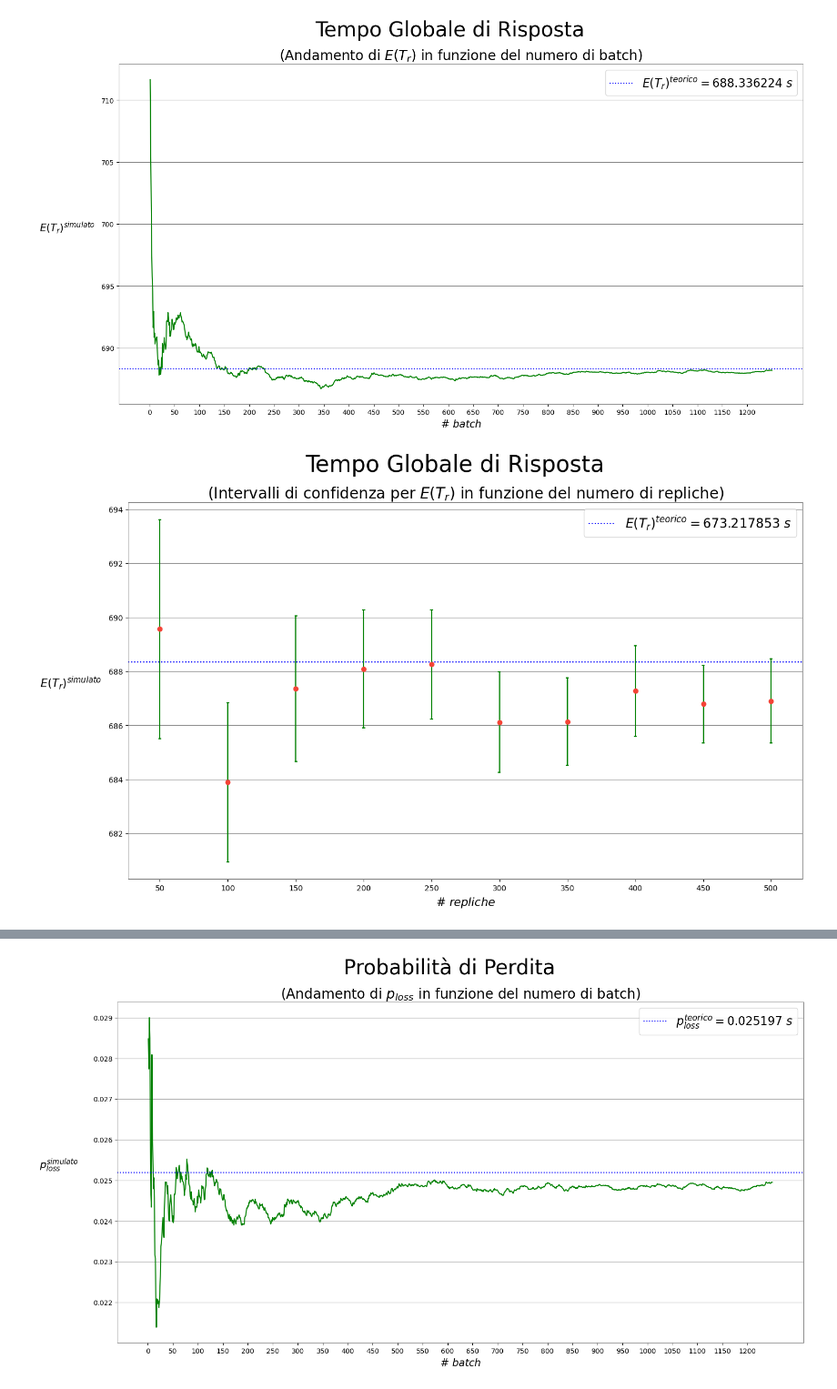
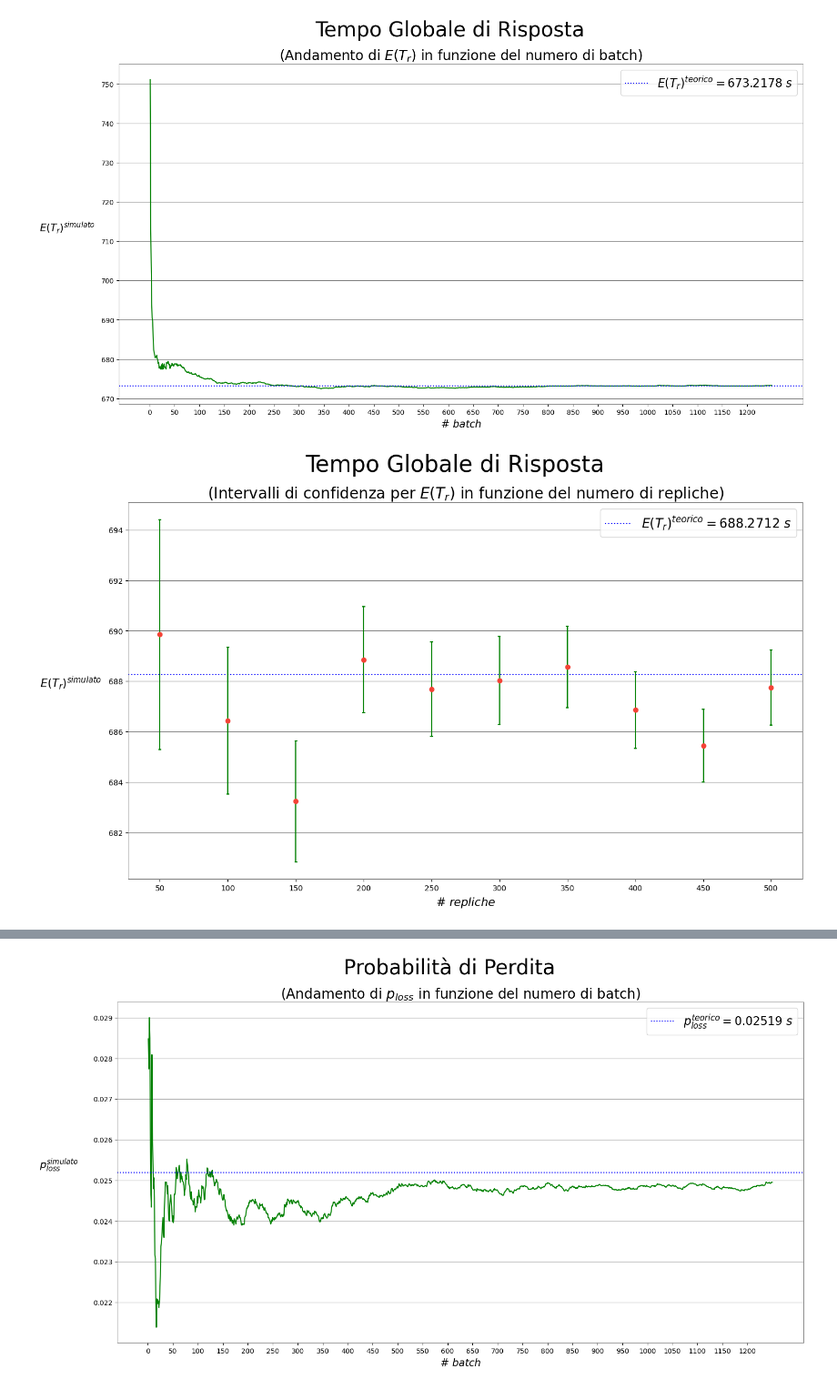
Before and after one commit to matt-merman/PMCSN, a Jupyter notebook: pmcsn/python/chartGenerator.ipynb, the cells around one changed output, grey strips where cells are left out. Shown at 91% size. Saved outputs shown, nothing was run; the diff lists cells and outputs as text; code cells hidden in the pictures.

```diff
--- a/pmcsn/python/chartGenerator.ipynb
+++ b/pmcsn/python/chartGenerator.ipynb
@@ -21,12 +21,15 @@ context = {'axes.edgecolor':'grey',
            'ytick.color':'black',
            'savefig.transparent':'True'}
 
-grt_theoretical = 688.336224
+grt_theoretical = 673.2178
 grt_qos = 900
-ploss_theoretical = 0.025197
+ploss_theoretical = 0.02519
 ploss_qos = 0.05
 
-EXTENDED = False
+EXTENDED = True
+MIGLIORATIVO_1 = False
+MIGLIORATIVO_2_POL_1 = False
+MIGLIORATIVO_2_POL_2 = True
 
 def cumMean(values, ubound):
     mean = 0
@@ -49,36 +52,36 @@ def plot_infinite_grt():
 
     with mp.rc_context(context):
 
         mp.figure(figsize=(18,9))
 
         values = pd.DataFrame(cumMeanArray(df.loc[:,'grt']))
 
         mp.plot(df.loc[:,'batch'], values, color=plot_color)
         mp.suptitle("Tempo Globale di Risposta", color=label_color, fontsize=title_fontsize)
         mp.title("(Andamento di "+ r"$E(T_{r})$" + " in funzione del numero di batch)", fontsize=20)
 
         mp.grid(axis='y', color=grid_color)
 
         mp.ylabel(r"$E(T_{r})^{simulato}$" , color=label_color, fontsize=axes_fontsize, labelpad=50, rotation=0)
         mp.xlabel(r"$\#\ batch$", color=label_color, fontsize=axes_fontsize, labelpad=5)
 
         start = int(df.loc[:,'batch'][0])
         end = int(df.loc[:,'batch'][len(df)-1])
 
-        mp.axhline(y = grt_theoretical, color = 'b', linestyle = ':', label = r"$E(T_{r})^{teorico} = 688.336224\ s$")
+        mp.axhline(y = grt_theoretical, color = 'b', linestyle = ':', label = r"$E(T_{r})^{teorico} = " + str(grt_theoretical) + "\ s$")
 
         mp.xticks(ticks=range(start-1, end, 50))
 
         legend = mp.legend(fontsize=legend_fontsize)
         mp.setp(legend.get_texts(), color=label_color)
 
-        mp.savefig('/home/mattia/Desktop/PMCSN/pmcsn/charts/grt_infinte_batch.svg')
+        mp.savefig('/home/mattia/Desktop/PMCSN/pmcsn/charts/grt_infinite_batch.svg')
 
         mp.show()
 
 plot_infinite_grt()
 # %% [output]
-[figure, old version]
+[figure, new version]
 # %%
 # This block is used to plot (and compute) the estimate intervals for the global response time's statistic in the finite simulation.
 
@@ -93,17 +96,39 @@ if not EXTENDED:
     df8 = pd.read_csv("/home/mattia/Desktop/PMCSN/pmcsn/result/finite/grt_400.csv")
     df9 = pd.read_csv("/home/mattia/Desktop/PMCSN/pmcsn/result/finite/grt_450.csv")
     df10 = pd.read_csv("/home/mattia/Desktop/PMCSN/pmcsn/result/finite/grt_500.csv")
-else:
-    df1 = pd.read_csv("/home/mattia/Desktop/PMCSN/pmcsn/result/finite/ext_grt_50.csv")
-    df2 = pd.read_csv("/home/mattia/Desktop/PMCSN/pmcsn/result/finite/ext_grt_100.csv")
-    df3 = pd.read_csv("/home/mattia/Desktop/PMCSN/pmcsn/result/finite/ext_grt_150.csv")
-    df4 = pd.read_csv("/home/mattia/Desktop/PMCSN/pmcsn/result/finite/ext_grt_200.csv")
-    df5 = pd.read_csv("/home/mattia/Desktop/PMCSN/pmcsn/result/finite/ext_grt_250.csv")
-    df6 = pd.read_csv("/home/mattia/Desktop/PMCSN/pmcsn/result/finite/ext_grt_300.csv")
-    df7 = pd.read_csv("/home/mattia/Desktop/PMCSN/pmcsn/result/finite/ext_grt_350.csv")
-    df8 = pd.read_csv("/home/mattia/Desktop/PMCSN/pmcsn/result/finite/ext_grt_400.csv")
-    df9 = pd.read_csv("/home/mattia/Desktop/PMCSN/pmcsn/result/finite/ext_grt_450.csv")
-    df10 = pd.read_csv("/home/mattia/Desktop/PMCSN/pmcsn/result/finite/ext_grt_500.csv")
+if EXTENDED and MIGLIORATIVO_1:
+    df1 = pd.read_csv("/home/mattia/Desktop/PMCSN/pmcsn/result/finite/ext_grt_200_50.csv")
+    df2 = pd.read_csv("/home/mattia/Desktop/PMCSN/pmcsn/result/finite/ext_grt_200_100.csv")
+    df3 = pd.read_csv("/home/mattia/Desktop/PMCSN/pmcsn/result/finite/ext_grt_200_150.csv")
+    df4 = pd.read_csv("/home/mattia/Desktop/PMCSN/pmcsn/result/finite/ext_grt_200_200.csv")
+    df5 = pd.read_csv("/home/mattia/Desktop/PMCSN/pmcsn/result/finite/ext_grt_200_250.csv")
+    df6 = pd.read_csv("/home/mattia/Desktop/PMCSN/pmcsn/result/finite/ext_grt_200_300.csv")
+    df7 = pd.read_csv("/home/mattia/Desktop/PMCSN/pmcsn/result/finite/ext_grt_200_350.csv")
+    df8 = pd.read_csv("/home/mattia/Desktop/PMCSN/pmcsn/result/finite/ext_grt_200_400.csv")
+    df9 = pd.read_csv("/home/mattia/Desktop/PMCSN/pmcsn/result/finite/ext_grt_200_450.csv")
+    df10 = pd.read_csv("/home/mattia/Desktop/PMCSN/pmcsn/result/finite/ext_grt_200_500.csv")
+if EXTENDED and MIGLIORATIVO_2_POL_1:
+    df1 = pd.read_csv("/home/mattia/Desktop/PMCSN/pmcsn/result/finite/ext_grt_m21_50.csv")
+    df2 = pd.read_csv("/home/mattia/Desktop/PMCSN/pmcsn/result/finite/ext_grt_m21_100.csv")
+    df3 = pd.read_csv("/home/mattia/Desktop/PMCSN/pmcsn/result/finite/ext_grt_m21_150.csv")
+    df4 = pd.read_csv("/home/mattia/Desktop/PMCSN/pmcsn/result/finite/ext_grt_m21_200.csv")
+    df5 = pd.read_csv("/home/mattia/Desktop/PMCSN/pmcsn/result/finite/ext_grt_m21_250.csv")
+    df6 = pd.read_csv("/home/mattia/Desktop/PMCSN/pmcsn/result/finite/ext_grt_m21_300.csv")
+    df7 = pd.read_csv("/home/mattia/Desktop/PMCSN/pmcsn/result/finite/ext_grt_m21_350.csv")
+    df8 = pd.read_csv("/home/mattia/Desktop/PMCSN/pmcsn/result/finite/ext_grt_m21_400.csv")
+    df9 = pd.read_csv("/home/mattia/Desktop/PMCSN/pmcsn/result/finite/ext_grt_m21_450.csv")
+    df10 = pd.read_csv("/home/mattia/Desktop/PMCSN/pmcsn/result/finite/ext_grt_m21_500.csv")
+if EXTENDED and MIGLIORATIVO_2_POL_2:
+    df1 = pd.read_csv("/home/mattia/Desktop/PMCSN/pmcsn/result/finite/ext_grt_m22_50.csv")
+    df2 = pd.read_csv("/home/mattia/Desktop/PMCSN/pmcsn/result/finite/ext_grt_m22_100.csv")
+    df3 = pd.read_csv("/home/mattia/Desktop/PMCSN/pmcsn/result/finite/ext_grt_m22_150.csv")
+    df4 = pd.read_csv("/home/mattia/Desktop/PMCSN/pmcsn/result/finite/ext_grt_m22_200.csv")
+    df5 = pd.read_csv("/home/mattia/Desktop/PMCSN/pmcsn/result/finite/ext_grt_m22_250.csv")
+    df6 = pd.read_csv("/home/mattia/Desktop/PMCSN/pmcsn/result/finite/ext_grt_m22_300.csv")
+    df7 = pd.read_csv("/home/mattia/Desktop/PMCSN/pmcsn/result/finite/ext_grt_m22_350.csv")
+    df8 = pd.read_csv("/home/mattia/Desktop/PMCSN/pmcsn/result/finite/ext_grt_m22_400.csv")
+    df9 = pd.read_csv("/home/mattia/Desktop/PMCSN/pmcsn/result/finite/ext_grt_m22_450.csv")
+    df10 = pd.read_csv("/home/mattia/Desktop/PMCSN/pmcsn/result/finite/ext_grt_m22_500.csv")
 
 dfList = [df1, df2, df3, df4, df5, df6, df7, df8, df9, df10]
 
@@ -121,11 +146,12 @@ def plot_confidence_interval_grt(z=1.96, color='#2187bb', horizontal_line_width=
         mp.ylabel(r"$E(T_{r})^{simulato}$" , color=label_color, fontsize=axes_fontsize, labelpad=50, rotation=0)
         mp.xlabel(r"$\#\ repliche$", color=label_color, fontsize=axes_fontsize, labelpad=5)
 
-        #mp.axhline(y = grt_qos, color = 'r', linestyle = ':', label = r"$QoS = 900\ s$")
         if not EXTENDED:
-            mp.axhline(y = grt_theoretical, color = 'b', linestyle = ':', label = r"$E(T_{r})^{teorico} = 673.217853\ s$")
-        else:
-            mp.axhline(y = grt_theoretical, color = 'b', linestyle = ':', label = r"$E(T_{r})^{teorico} = 673.217853\ s$")
+            mp.axhline(y = grt_theoretical, color = 'b', linestyle = ':', label = r"$E(T_{r})^{teorico} = " + str(grt_theoretical) + "\ s$")
+        if EXTENDED and MIGLIORATIVO_1:
+            mp.axhline(y = 688.3362, color = 'b', linestyle = ':', label = r"$E(T_{r})^{teorico} = 688.3362\ s$")
+        if (EXTENDED and MIGLIORATIVO_2_POL_1) or (EXTENDED and MIGLIORATIVO_2_POL_2):
+            mp.axhline(y = 688.2712, color = 'b', linestyle = ':', label = r"$E(T_{r})^{teorico} = 688.2712\ s$")
 
         legend = mp.legend(fontsize=legend_fontsize)
         mp.setp(legend.get_texts(), color=label_color)
@@ -152,12 +178,16 @@ def plot_confidence_interval_grt(z=1.96, color='#2187bb', horizontal_line_width=
         mp.plot(x, mean, 'o', color='#f44336')
 
     if not EXTENDED:
-        mp.savefig('/home/mattia/Desktop/PMCSN/pmcsn/charts/grt_finite_replilcas.svg')
-    else:
-        mp.savefig('/home/mattia/Desktop/PMCSN/pmcsn/charts/ext_grt_finite_replicas.svg')
+        mp.savefig('/home/mattia/Desktop/PMCSN/pmcsn/charts/grt_finite_replicas.svg')
+    if EXTENDED and MIGLIORATIVO_1:
+        mp.savefig('/home/mattia/Desktop/PMCSN/pmcsn/charts/grt_finite_200_replicas.svg')
+    if EXTENDED and MIGLIORATIVO_2_POL_1:
+        mp.savefig('/home/mattia/Desktop/PMCSN/pmcsn/charts/ext_grt_finite_m21_replicas.svg')
+    if EXTENDED and MIGLIORATIVO_2_POL_2:
+        mp.savefig('/home/mattia/Desktop/PMCSN/pmcsn/charts/ext_grt_finite_m22_replicas.svg')
 
     mp.show()
 
 plot_confidence_interval_grt()
 # %% [output]
-[figure, old version]
+[figure, new version]
```
Also changed, not shown: parts of 11 cells of this notebook, 38 other files.
